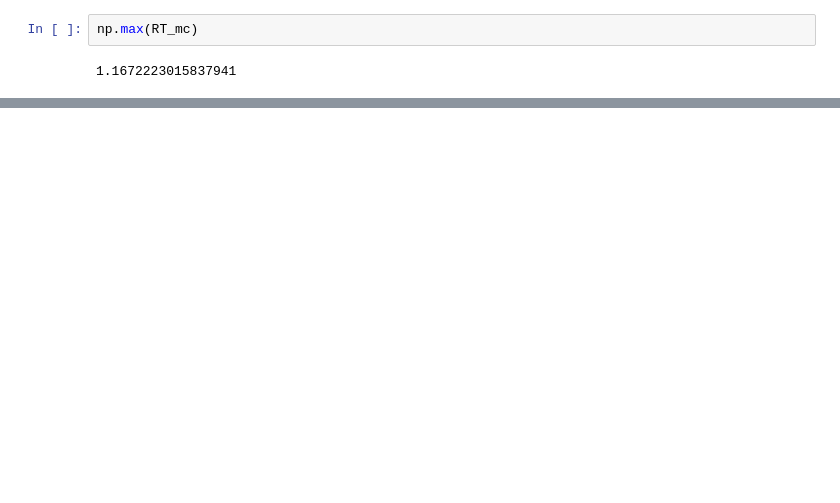
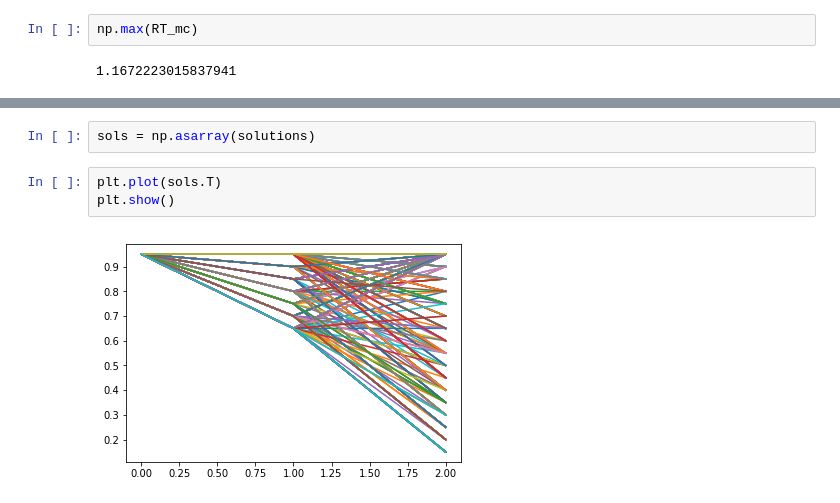
Before and after one commit to cpatdowling/peakload, a Jupyter notebook: notebooks/dynamic programming.ipynb, the cells around one changed output, grey strips where cells are left out. Saved outputs shown, nothing was run; the diff lists cells and outputs as text; blank space fills up the shorter version.

```diff
--- a/notebooks/dynamic programming.ipynb
+++ b/notebooks/dynamic programming.ipynb
@@ -155,0 +188,7 @@ np.mean(RT_mc)
+# %%
+sols = np.asarray(solutions)
+# %%
+plt.plot(sols.T)
+plt.show()
+# %% [output]
+[figure, added]
```
Also changed, not shown: parts of 10 cells of this notebook.
